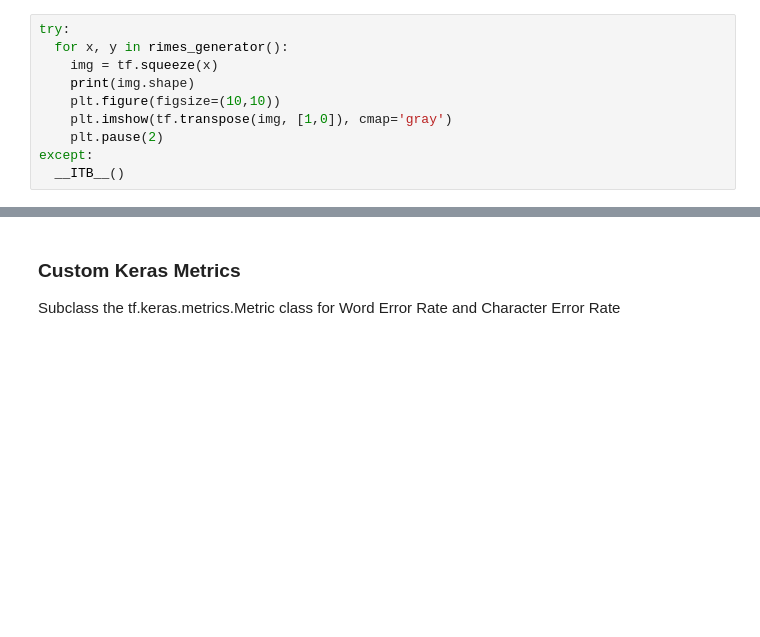
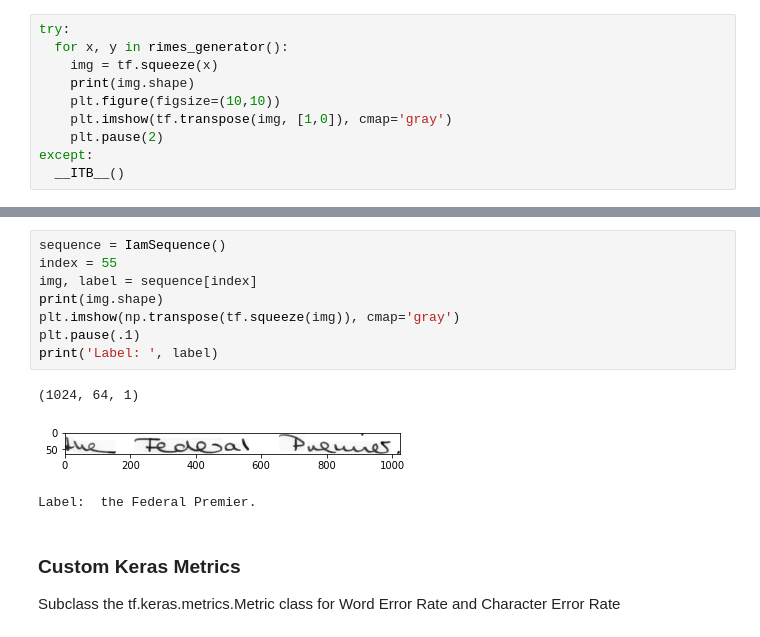
Before and after one commit to ericburdett/hwr, a Jupyter notebook: notebook-tf.ipynb, the cells around one changed output, grey strips where cells are left out. Drawn from its saved outputs; the diff is of its cells as text; blank space fills up the shorter version.

```diff
--- a/notebook-tf.ipynb
+++ b/notebook-tf.ipynb
@@ -658,3 +807,15 @@ except:
+# %%
+sequence = IamSequence()
+index = 55
+img, label = sequence[index]
+print(img.shape)
+plt.imshow(np.transpose(tf.squeeze(img)), cmap='gray')
+plt.pause(.1)
+print('Label: ', label)
+# %% [output]
+(1024, 64, 1)
+[figure, added]
+Label:  the Federal Premier.
 # %% [markdown]
 ### Custom Keras Metrics
 
```
Also changed, not shown: parts of 16 cells of this notebook.
